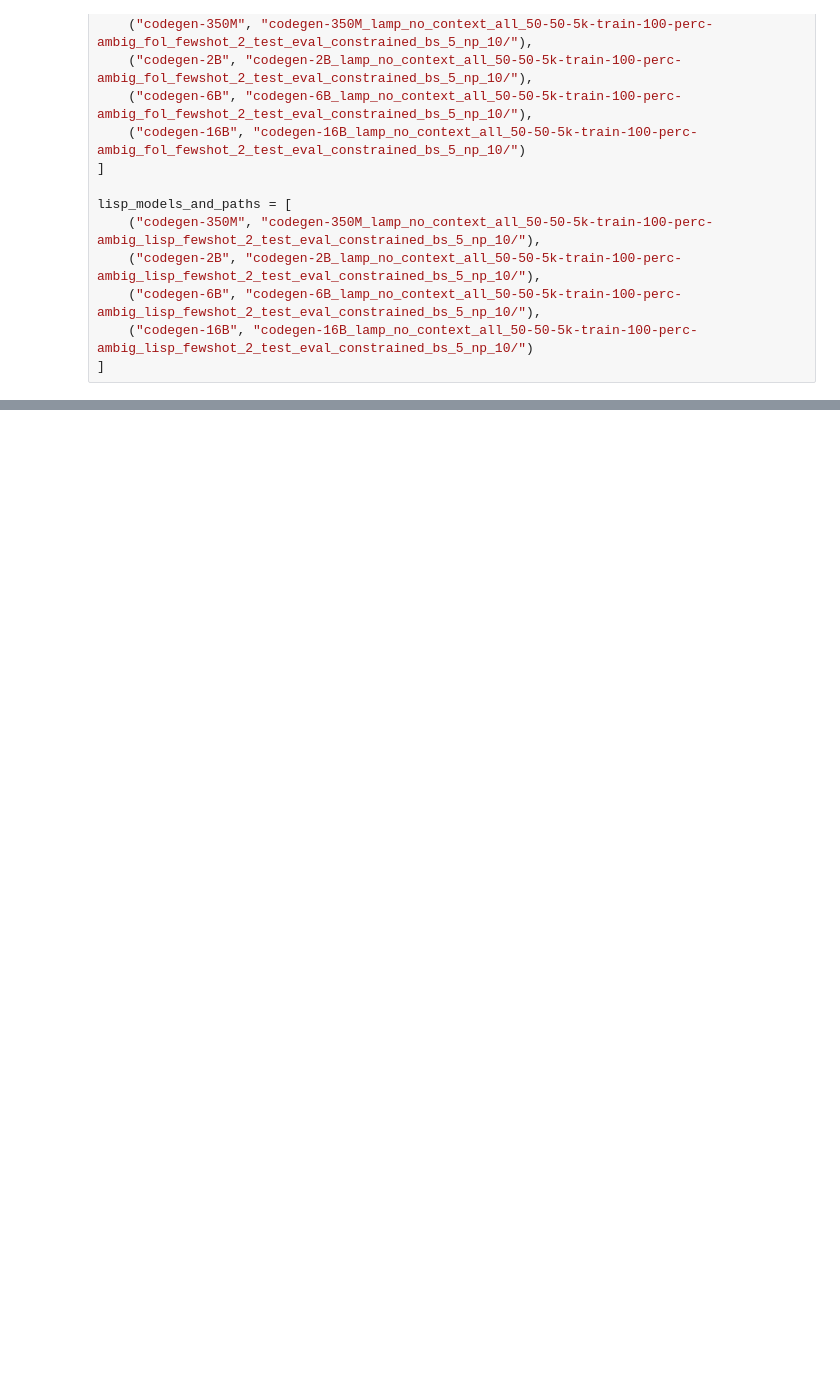
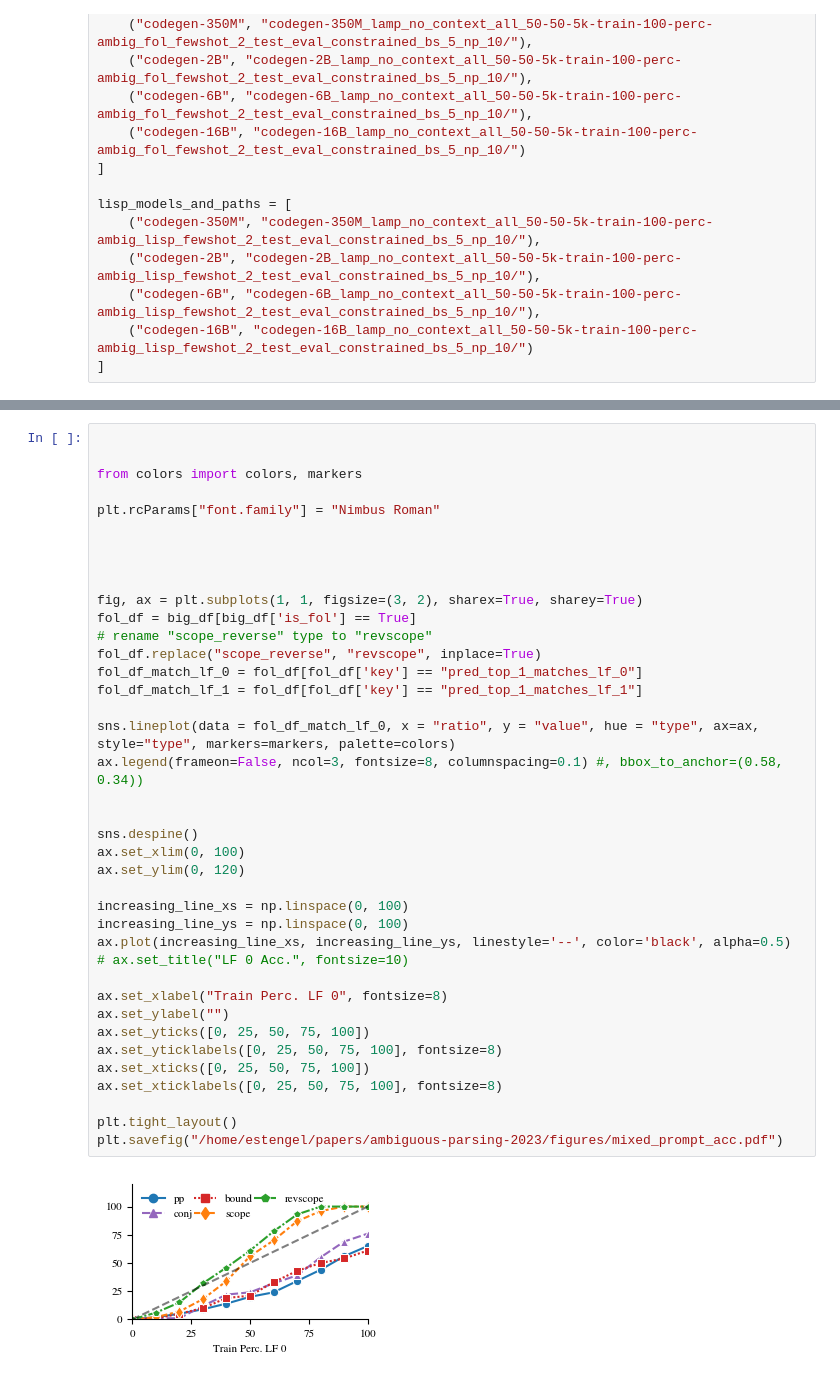
Before and after one commit to esteng/ambiguous_parsing, a Jupyter notebook: src/ambiguous_parsing/analysis/mixed_prompt.ipynb, the cells around one changed output, grey strips where cells are left out. Cells and saved outputs as stored; diff of their text form; blank space fills up the shorter version.

```diff
--- a/src/ambiguous_parsing/analysis/mixed_prompt.ipynb
+++ b/src/ambiguous_parsing/analysis/mixed_prompt.ipynb
@@ -234,0 +246,41 @@ plt.savefig("/home/estengel/papers/ambiguous-parsing-2023/figures/mixed_prompt_a
+# %%
+
+
+from colors import colors, markers
+
+plt.rcParams["font.family"] = "Nimbus Roman"
+
+
+
+
+fig, ax = plt.subplots(1, 1, figsize=(3, 2), sharex=True, sharey=True)
+fol_df = big_df[big_df['is_fol'] == True]
+# rename "scope_reverse" type to "revscope"
+fol_df.replace("scope_reverse", "revscope", inplace=True)
+fol_df_match_lf_0 = fol_df[fol_df['key'] == "pred_top_1_matches_lf_0"]
+fol_df_match_lf_1 = fol_df[fol_df['key'] == "pred_top_1_matches_lf_1"]
+
+sns.lineplot(data = fol_df_match_lf_0, x = "ratio", y = "value", hue = "type", ax=ax, style="type", markers=markers, palette=colors)
+ax.legend(frameon=False, ncol=3, fontsize=8, columnspacing=0.1) #, bbox_to_anchor=(0.58, 0.34))
+
+
+sns.despine()
+ax.set_xlim(0, 100)
+ax.set_ylim(0, 120)
+
+increasing_line_xs = np.linspace(0, 100)
+increasing_line_ys = np.linspace(0, 100)
+ax.plot(increasing_line_xs, increasing_line_ys, linestyle='--', color='black', alpha=0.5)
+# ax.set_title("LF 0 Acc.", fontsize=10)
+
+ax.set_xlabel("Train Perc. LF 0", fontsize=8)
+ax.set_ylabel("")
+ax.set_yticks([0, 25, 50, 75, 100])
+ax.set_yticklabels([0, 25, 50, 75, 100], fontsize=8)
+ax.set_xticks([0, 25, 50, 75, 100])
+ax.set_xticklabels([0, 25, 50, 75, 100], fontsize=8)
+
+plt.tight_layout()
+plt.savefig("/home/estengel/papers/ambiguous-parsing-2023/figures/mixed_prompt_acc.pdf")
+# %% [output]
+[figure, added]
```
Also changed, not shown: parts of 5 cells of this notebook, 7 other files.
